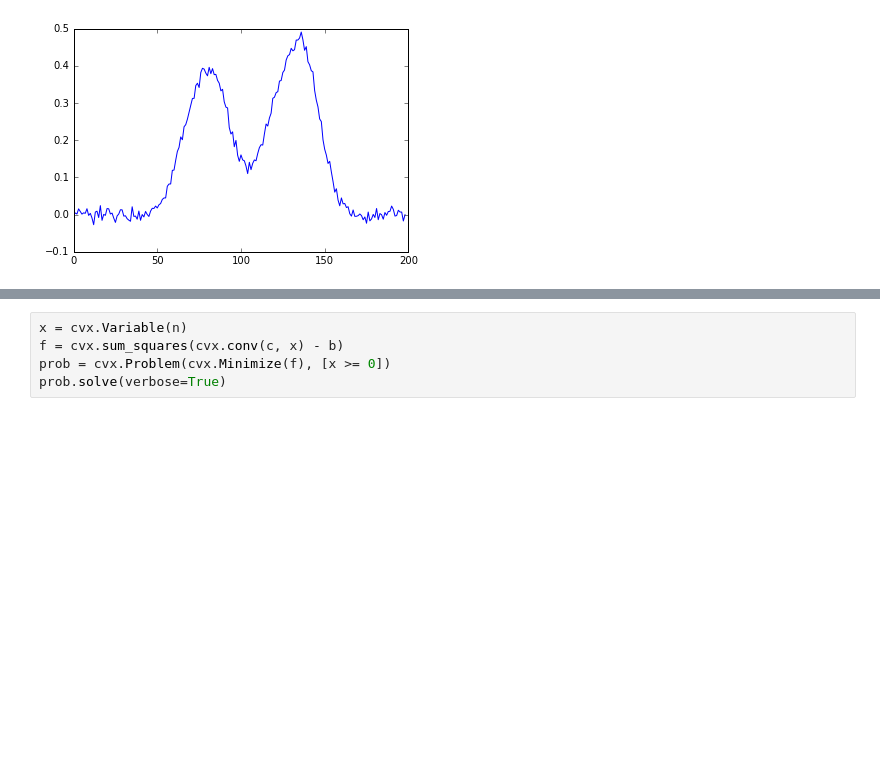
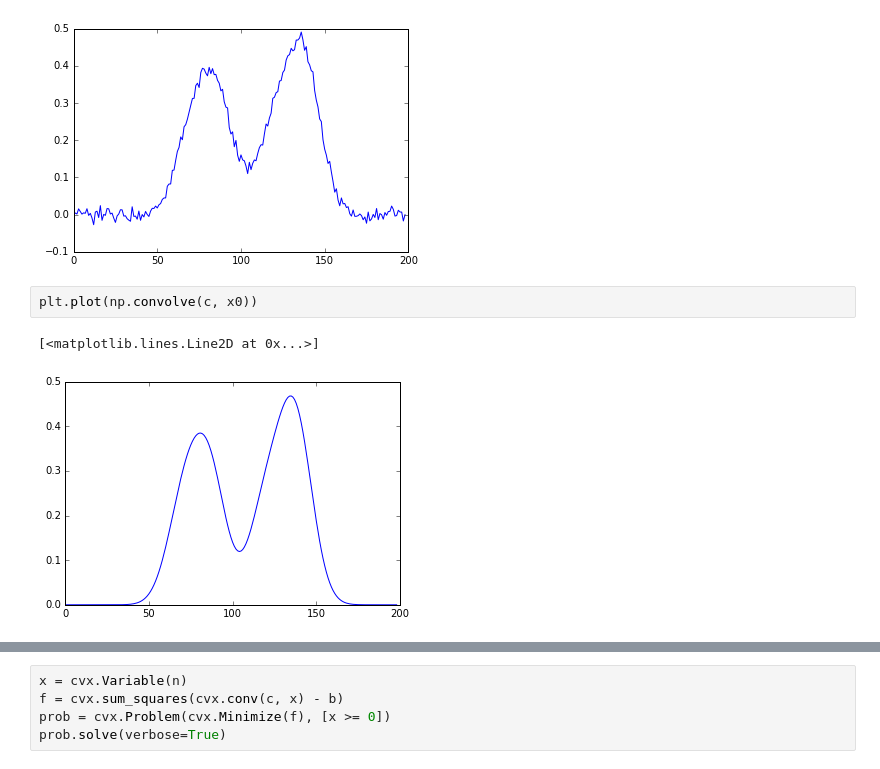
Before and after one commit to cvxgrp/cvxflow, a Jupyter notebook: notebooks/convolution.ipynb, the cells around one changed output, grey strips where cells are left out. Drawn from its saved outputs; the diff is of its cells as text; blank space fills up the shorter version.

```diff
--- a/notebooks/convolution.ipynb
+++ b/notebooks/convolution.ipynb
@@ -18,3 +18,8 @@ plt.plot(b)
 # %% [output]
 [<matplotlib.lines.Line2D at 0x...>]
 [figure]
+# %%
+plt.plot(np.convolve(c, x0))
+# %% [output]
+[<matplotlib.lines.Line2D at 0x...>]
+[figure, added]
```
Also changed, not shown: parts of 4 cells of this notebook, 6 other files.
